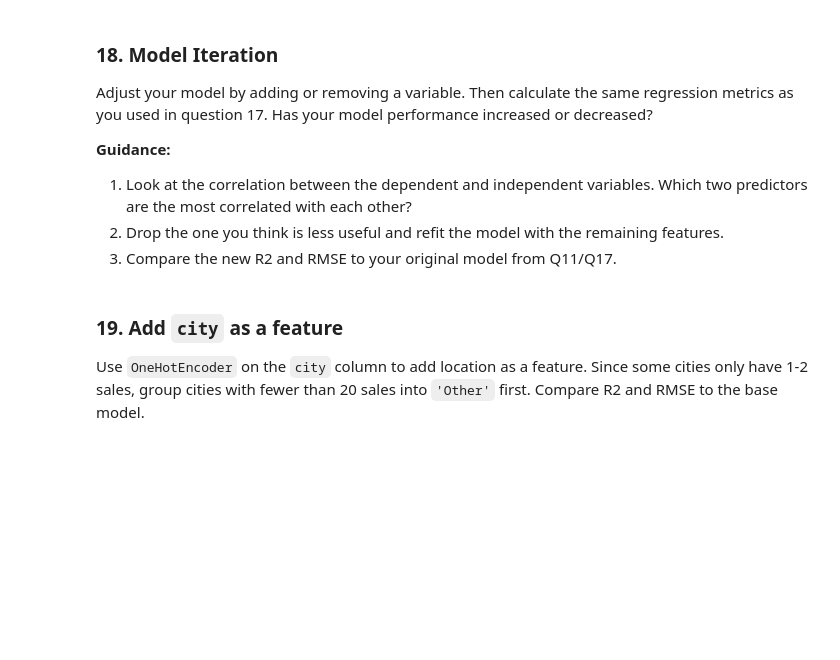
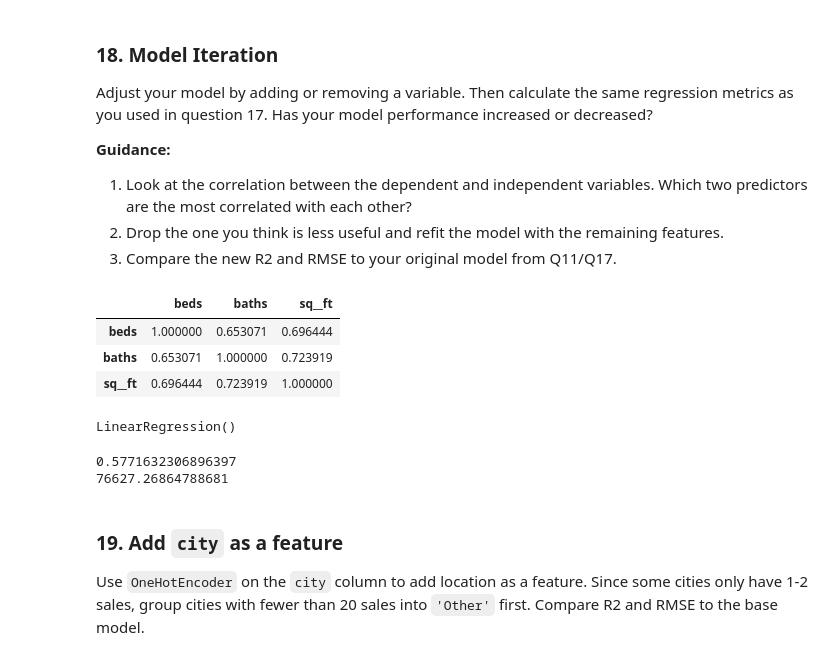
Before and after one commit to Meqdad-25/labs_projects, a Jupyter notebook: labs/6.4 Multiple Linear Regression/6.4.E1 Exercise regression.ipynb, the cells around one changed output. Saved outputs shown, nothing was run; the diff lists cells and outputs as text; code cells hidden in the pictures; blank space fills up the shorter version.

```diff
--- a/labs/6.4 Multiple Linear Regression/6.4.E1 Exercise regression.ipynb
+++ b/labs/6.4 Multiple Linear Regression/6.4.E1 Exercise regression.ipynb
@@ -483,4 +483,17 @@ Adjust your model by adding or removing a variable. Then calculate the same regr
 2. Drop the one you think is less useful and refit the model with the remaining features.
 3. Compare the new R2 and RMSE to your original model from Q11/Q17.
 # %%
-housing_dum[['beds','']]
+housing_dum[['beds','baths','sq__ft']].corr()
+# %% [output]
+|  | beds | baths | sq__ft |
+| beds | 1.000000 | 0.653071 | 0.696444 |
+| baths | 0.653071 | 1.000000 | 0.723919 |
+| sq__ft | 0.696444 | 0.723919 | 1.000000 |
+# %%
+# we said sq__ft is the best predictor, and we can see here that s__ft and baths are the strongest correlation
+# so, we drop the baths, then refit
+feature_col_2 = ['beds', 'sq__ft', 'type_Multi-Family', 'type_Residential']
+model_2 = LinearRegression()
+model_2.fit(X_train[feature_col_2],y_train)
+# %% [output]
+LinearRegression()
@@ -487,3 +502,9 @@ housing_dum[['beds','']]
+# %%
+print(r2_score(y_test,y_pred_2))
+print(np.sqrt(mean_squared_error(y_test,y_pred_2)))
+# %% [output]
+0.5771632306896397
+76627.26864788681
 # %% [markdown]
 ### 19. Add `city` as a feature
 
```
Also changed, not shown: parts of 7 cells of this notebook.
